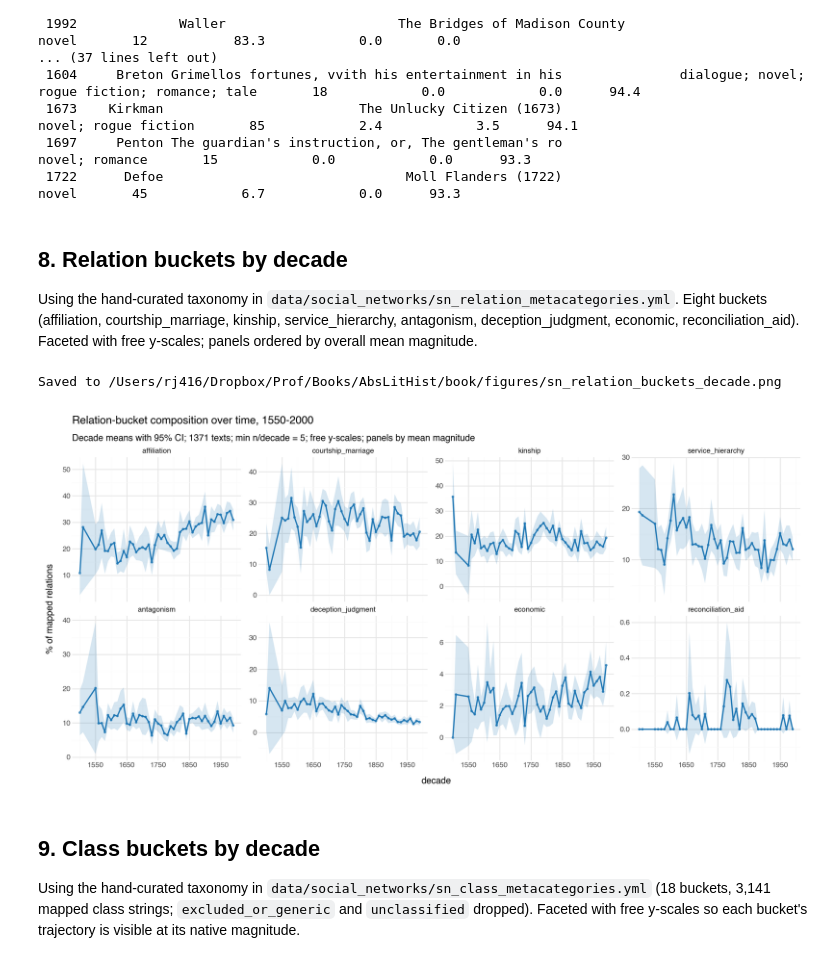
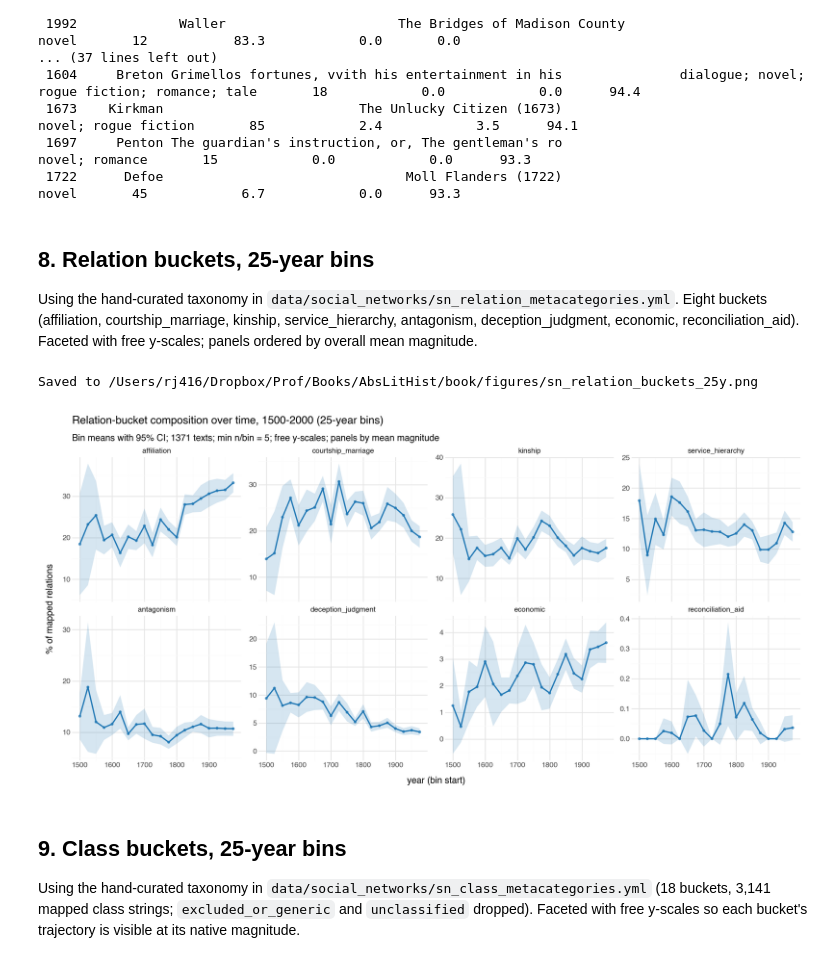
Before and after one commit to quadrismegistus/abstraction, a Jupyter notebook: notebooks/15-character-naming.ipynb, the cells around one changed output. Cells and saved outputs as stored; diff of their text form; code cells hidden in the pictures.

```diff
--- a/notebooks/15-character-naming.ipynb
+++ b/notebooks/15-character-naming.ipynb
@@ -592,11 +592,11 @@ TOP REALISTIC
  1697     Penton The guardian's instruction, or, The gentleman's ro                                              novel; romance       15            0.0            0.0      93.3
  1722      Defoe                               Moll Flanders (1722)                                                       novel       45            6.7            0.0      93.3
 # %% [markdown]
-## 8. Relation buckets by decade
+## 8. Relation buckets, 25-year bins
 
 Using the hand-curated taxonomy in `data/social_networks/sn_relation_metacategories.yml`. Eight buckets (affiliation, courtship_marriage, kinship, service_hierarchy, antagonism, deception_judgment, economic, reconciliation_aid). Faceted with free y-scales; panels ordered by overall mean magnitude.
 # %%
-DECADE_REL = 10
+BIN_REL = 25
 MIN_N_REL = 5
 
 rel_bucket_names = ['affiliation', 'courtship_marriage', 'kinship', 'service_hierarchy',
@@ -604,54 +604,53 @@ rel_bucket_names = ['affiliation', 'courtship_marriage', 'kinship', 'service_hie
 rel_cols = [f'rel_{b}_pct' for b in rel_bucket_names]
 
 rel_in = df[(df['year'] >= 1500) & (df['year'] < 2000)].copy()
-rel_in['decade'] = (rel_in['year'] // DECADE_REL * DECADE_REL).astype(int)
+rel_in['bin'] = (rel_in['year'] // BIN_REL * BIN_REL).astype(int)
 
 long = []
 for b in rel_bucket_names:
     col = f'rel_{b}_pct'
-    g = (rel_in[['decade', col]].dropna()
-         .groupby('decade')
+    g = (rel_in[['bin', col]].dropna()
+         .groupby('bin')
          .agg(n=(col, 'count'),
               val=(col, 'mean'),
               se=(col, lambda s: s.std(ddof=1) / np.sqrt(len(s))))
          .query(f'n >= {MIN_N_REL}')
          .reset_index())
     g['lo'] = g['val'] - 1.96 * g['se']
     g['hi'] = g['val'] + 1.96 * g['se']
     g['bucket'] = b
     long.append(g)
 long = pd.concat(long, ignore_index=True)
 
-# Facet panels ordered by overall mean magnitude (largest first)
 panel_order = (df[rel_cols].mean()
                .sort_values(ascending=False).index.tolist())
 panel_order = [c.replace('rel_', '').replace('_pct', '') for c in panel_order]
 long['bucket'] = pd.Categorical(long['bucket'], categories=panel_order, ordered=True)
 
-p_rel = (p9.ggplot(long, p9.aes(x='decade', y='val'))
+p_rel = (p9.ggplot(long, p9.aes(x='bin', y='val'))
          + p9.geom_ribbon(p9.aes(ymin='lo', ymax='hi'), alpha=0.18, fill='#1f77b4')
          + p9.geom_line(color='#1f77b4', size=0.9)
-         + p9.geom_point(color='#1f77b4', size=0.8, alpha=0.7)
+         + p9.geom_point(color='#1f77b4', size=1.0, alpha=0.7)
          + p9.facet_wrap('~ bucket', ncol=4, scales='free_y')
-         + p9.scale_x_continuous(breaks=range(1550, 2001, 100))
+         + p9.scale_x_continuous(breaks=range(1500, 2001, 100))
          + p9.labs(
-             title='Relation-bucket composition over time, 1550-2000',
-             subtitle=f'Decade means with 95% CI; {len(rel_in)} texts; min n/decade = {MIN_N_REL}; free y-scales; panels by mean magnitude',
-             x='decade',
+             title=f'Relation-bucket composition over time, 1500-2000 ({BIN_REL}-year bins)',
+             subtitle=f'Bin means with 95% CI; {len(rel_in)} texts; min n/bin = {MIN_N_REL}; free y-scales; panels by mean magnitude',
+             x='year (bin start)',
              y='% of mapped relations',
          )
          + p9.theme_minimal()
          + p9.theme(figure_size=(13, 6.5)))
 
-out_rel = os.path.join(DROPBOX_FIGS, 'sn_relation_buckets_decade.png')
+out_rel = os.path.join(DROPBOX_FIGS, 'sn_relation_buckets_25y.png')
 p_rel.save(out_rel, dpi=300, verbose=False)
 print(f'Saved to {out_rel}')
 p_rel
 # %% [output]
-Saved to /Users/rj416/Dropbox/Prof/Books/AbsLitHist/book/figures/sn_relation_buckets_decade.png
+Saved to /Users/rj416/Dropbox/Prof/Books/AbsLitHist/book/figures/sn_relation_buckets_25y.png
-[figure, old version]
+[figure, new version]
 # %% [markdown]
-## 9. Class buckets by decade
+## 9. Class buckets, 25-year bins
 
 Using the hand-curated taxonomy in `data/social_networks/sn_class_metacategories.yml` (18 buckets, 3,141 mapped class strings; `excluded_or_generic` and `unclassified` dropped). Faceted with free y-scales so each bucket's trajectory is visible at its native magnitude.
 # %%
```
Also changed, not shown: parts of 1 cell of this notebook.
